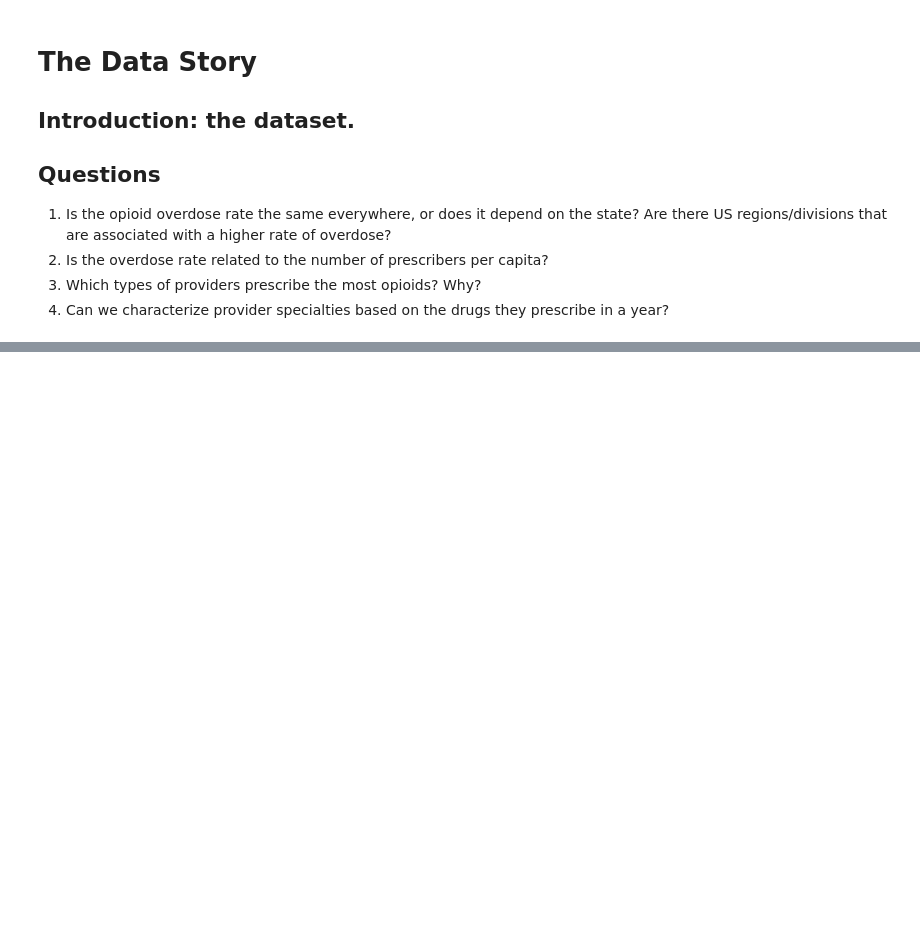
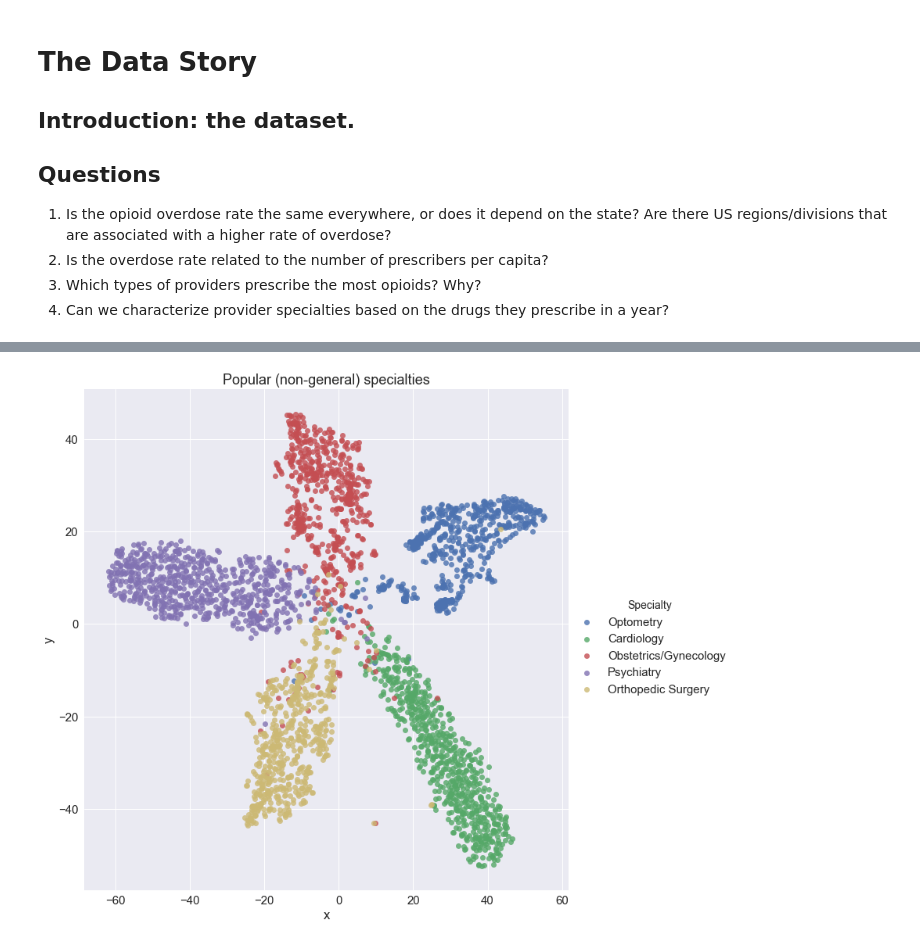
Before and after one commit to ryatchak/springboard, a Jupyter notebook: capstone1_prescriptionprediction/data_story.ipynb, the cells around one changed output, grey strips where cells are left out. Cells and saved outputs as stored; diff of their text form; code cells hidden in the pictures; blank space fills up the shorter version.

```diff
--- a/capstone1_prescriptionprediction/data_story.ipynb
+++ b/capstone1_prescriptionprediction/data_story.ipynb
@@ -47,0 +153,18 @@ overdoses['Prescribers Per Capita'] = overdoses['Prescribers']/overdoses['Popula
+# %%
+very_popular_specializations = ['Psychiatry', 'Cardiology', 'Obstetrics/Gynecology', 'Orthopedic Surgery', 'Optometry', 'Opthalmology']
+
+samples_popular = make_samples(very_popular_specializations, data_columns = tracked_drugs + ['Specialty'])
+model = TSNE(learning_rate = 500, perplexity=50)
+transformed_popular = model.fit_transform(samples_popular[tracked_drugs])
+xs = transformed_popular[:,0]
+ys = transformed_popular[:,1]
+
+trans_df_popular = pd.DataFrame(transformed_popular, columns = ['x', 'y'])
+trans_df_popular = trans_df_popular.reset_index(drop=True)
+sample_labels_popular = samples_popular.Specialty.reset_index(drop=True)
+trans_df_popular= pd.concat([trans_df_popular, sample_labels_popular], axis=1)
+
+_ = sns.lmplot(x = 'x', y ='y', hue='Specialty', data=trans_df_popular, fit_reg = 0, size=10, x_jitter=.5, y_jitter=.5)
+_ = plt.title('Popular (non-general) specialties')
+# %% [output]
+[figure, added]
```
Also changed, not shown: parts of 13 cells of this notebook.
